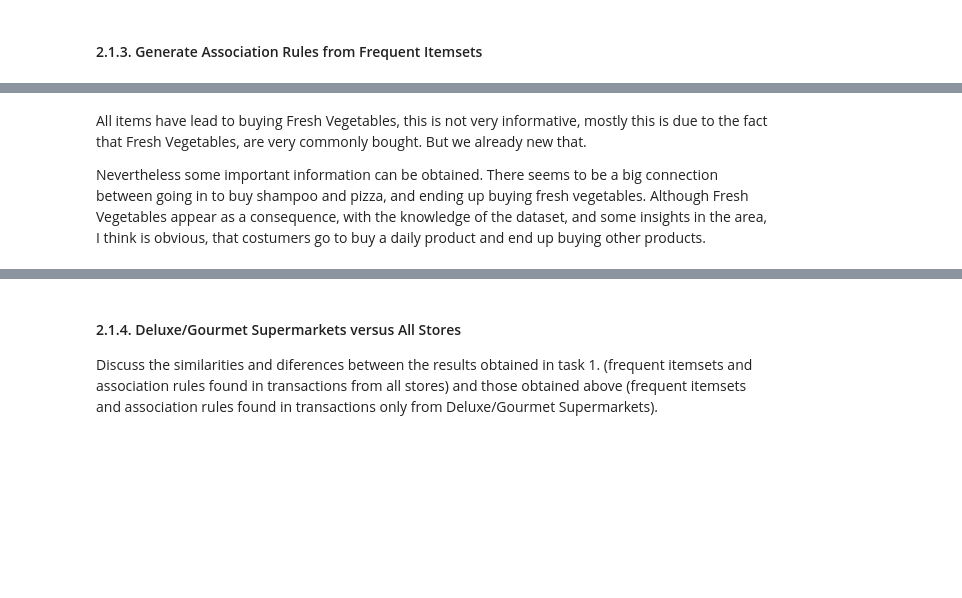
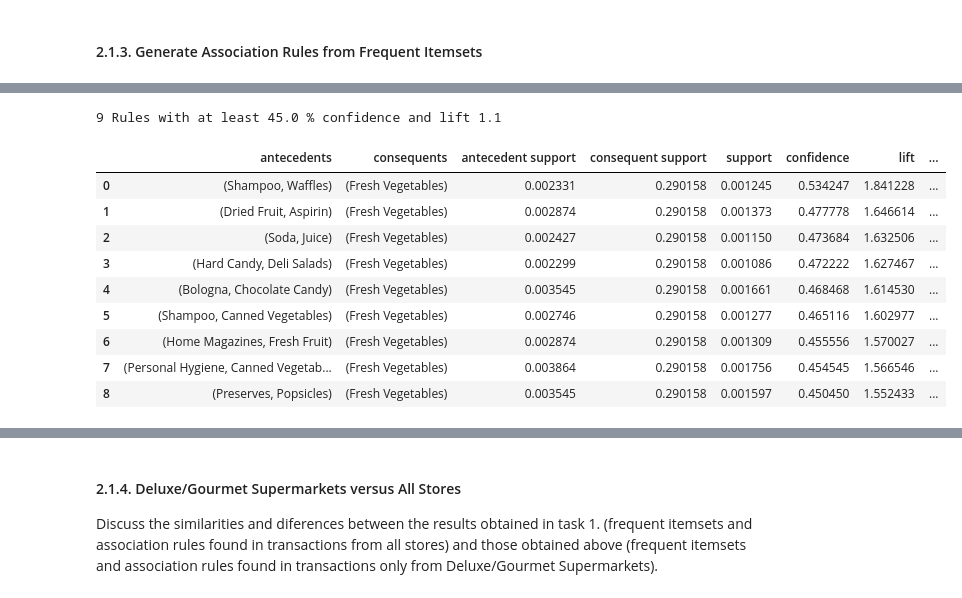
Before and after one commit to PedroCotovio/PD_1_Pattern_Mining, a Jupyter notebook: PD_201920_Project.ipynb, the cells around one changed output, grey strips where cells are left out. Drawn from its saved outputs; the diff is of its cells as text; code cells hidden in the pictures; blank space fills up the shorter version.

```diff
--- a/PD_201920_Project.ipynb
+++ b/PD_201920_Project.ipynb
@@ -999,16 +1012,24 @@ frequent.head(10)
 # %%
-confidence = 0.4
+confidence = 0.45
 lift = 1.1
 
-rules = all_stores.create_association_rules(metrics={'confidence': confidence, 'lift': lift})
+rules = Deluxe_Gourmet.create_association_rules(metrics={'confidence': confidence, 'lift': lift})
 print('{} Rules with at least {} % confidence and lift {}'.format(len(rules), confidence*100, lift))
 rules.sort_values('confidence', inplace=True, ascending=False)
 rules.reset_index(drop=True, inplace=True)
 rules
+# %% [output]
+9 Rules with at least 45.0 % confidence and lift 1.1
+|  | antecedents | consequents | antecedent support | consequent support | support | confidence | lift | ... |
+| 0 | (Shampoo, Waffles) | (Fresh Vegetables) | 0.002331 | 0.290158 | 0.001245 | 0.534247 | 1.841228 | ... |
+| 1 | (Dried Fruit, Aspirin) | (Fresh Vegetables) | 0.002874 | 0.290158 | 0.001373 | 0.477778 | 1.646614 | ... |
+| 2 | (Soda, Juice) | (Fresh Vegetables) | 0.002427 | 0.290158 | 0.001150 | 0.473684 | 1.632506 | ... |
+| 3 | (Hard Candy, Deli Salads) | (Fresh Vegetables) | 0.002299 | 0.290158 | 0.001086 | 0.472222 | 1.627467 | ... |
+| 4 | (Bologna, Chocolate Candy) | (Fresh Vegetables) | 0.003545 | 0.290158 | 0.001661 | 0.468468 | 1.614530 | ... |
+| 5 | (Shampoo, Canned Vegetables) | (Fresh Vegetables) | 0.002746 | 0.290158 | 0.001277 | 0.465116 | 1.602977 | ... |
+| 6 | (Home Magazines, Fresh Fruit) | (Fresh Vegetables) | 0.002874 | 0.290158 | 0.001309 | 0.455556 | 1.570027 | ... |
+| 7 | (Personal Hygiene, Canned Vegetab... | (Fresh Vegetables) | 0.003864 | 0.290158 | 0.001756 | 0.454545 | 1.566546 | ... |
+| 8 | (Preserves, Popsicles) | (Fresh Vegetables) | 0.003545 | 0.290158 | 0.001597 | 0.450450 | 1.552433 | ... |
-# %% [markdown]
-All items have lead to buying Fresh Vegetables, this is not very informative, mostly this is due to the fact that Fresh Vegetables, are very commonly bought. But we already new that.
-
-Nevertheless some important information can be obtained. There seems to be a big connection between going in to buy shampoo and pizza, and ending up buying fresh vegetables. Although Fresh Vegetables appear as a consequence, with the knowledge of the dataset, and some insights in the area, I think is obvious, that costumers go to buy a daily product and end up buying other products.
 # %%
 confidence = 0.2
 lift = 1.1
```
Also changed, not shown: parts of 33 cells of this notebook.
